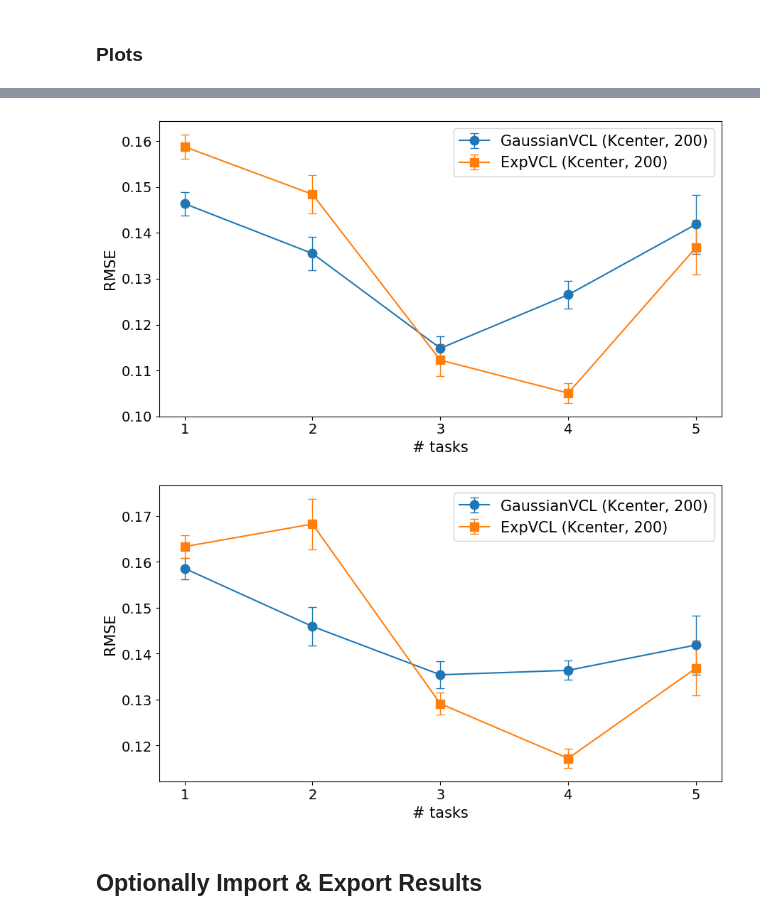
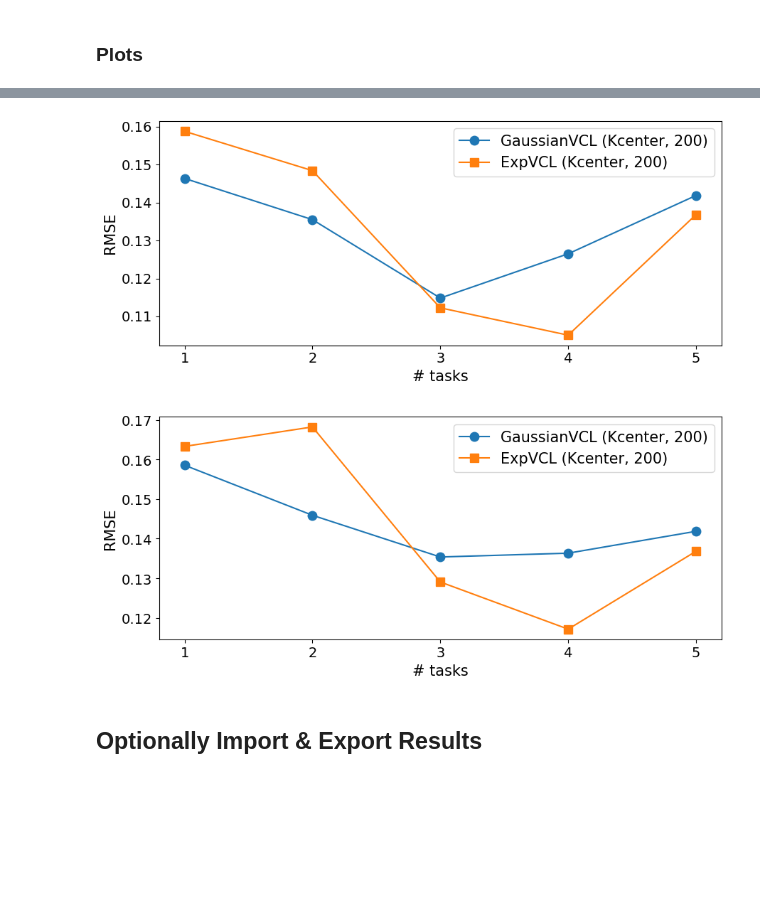
Before and after one commit to 7angel4/VCL-extensions, a Jupyter notebook: experiments.ipynb, the cells around one changed output, grey strips where cells are left out. Drawn from its saved outputs; the diff is of its cells as text; code cells hidden in the pictures; blank space fills up the shorter version.

Commit message:
cleaned up results

```diff
--- a/experiments.ipynb
+++ b/experiments.ipynb
@@ -157,14 +170,14 @@ plot_final_results(ExperimentConfig(task_type='regression'), reg_results, result
 # %%
 # Without the vanilla model
-plot_mean_results(ExperimentConfig(task_type='regression'), reg_results, results_std=reg_std,
+plot_mean_results(ExperimentConfig(task_type='regression'), reg_results,
                  mname_filter=(lambda m : 'Kcenter, 200' in m),
-                 loc=None, bbox_to_anchor=None, figsize=(9,5))
-plot_final_results(ExperimentConfig(task_type='regression'), reg_results, results_std=reg_std,
+                 loc=None, bbox_to_anchor=None, figsize=(9,4))
+plot_final_results(ExperimentConfig(task_type='regression'), reg_results,
                   mname_filter=(lambda m : 'Kcenter, 200' in m),
-                  loc=None, bbox_to_anchor=None, figsize=(9,5))
+                  loc=None, bbox_to_anchor=None, figsize=(9,4))
 # %% [output]
-[figure, old version]
+[figure, new version]
-[figure, old version]
+[figure, new version]
 # %% [markdown]
 ## Optionally Import & Export Results
 # %%
```
Also changed, not shown: parts of 7 cells of this notebook, 10 other files.
